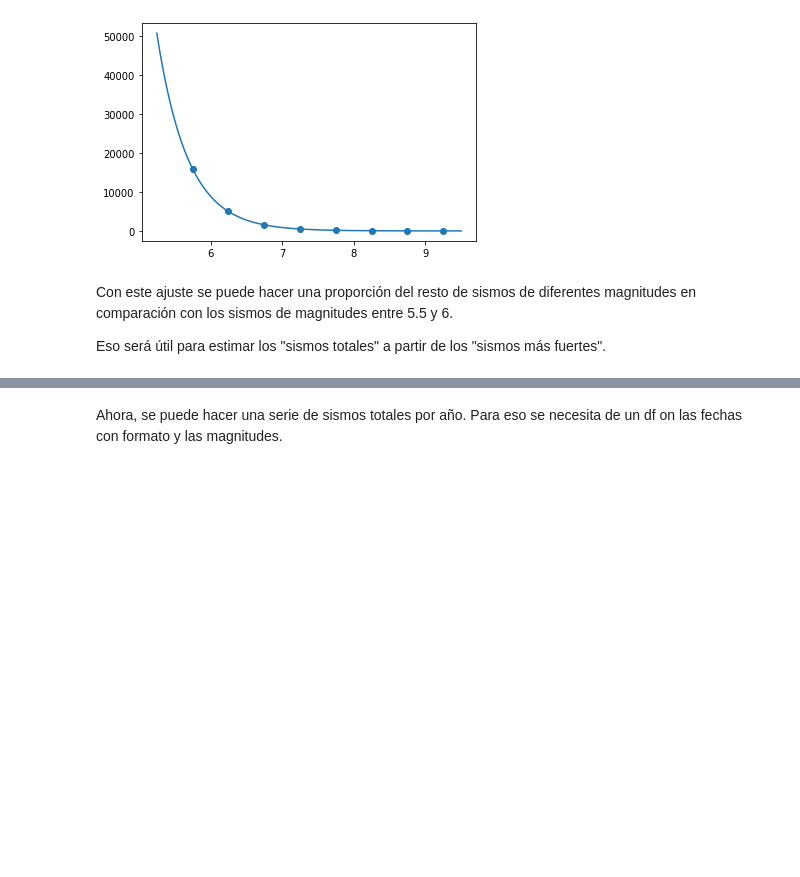
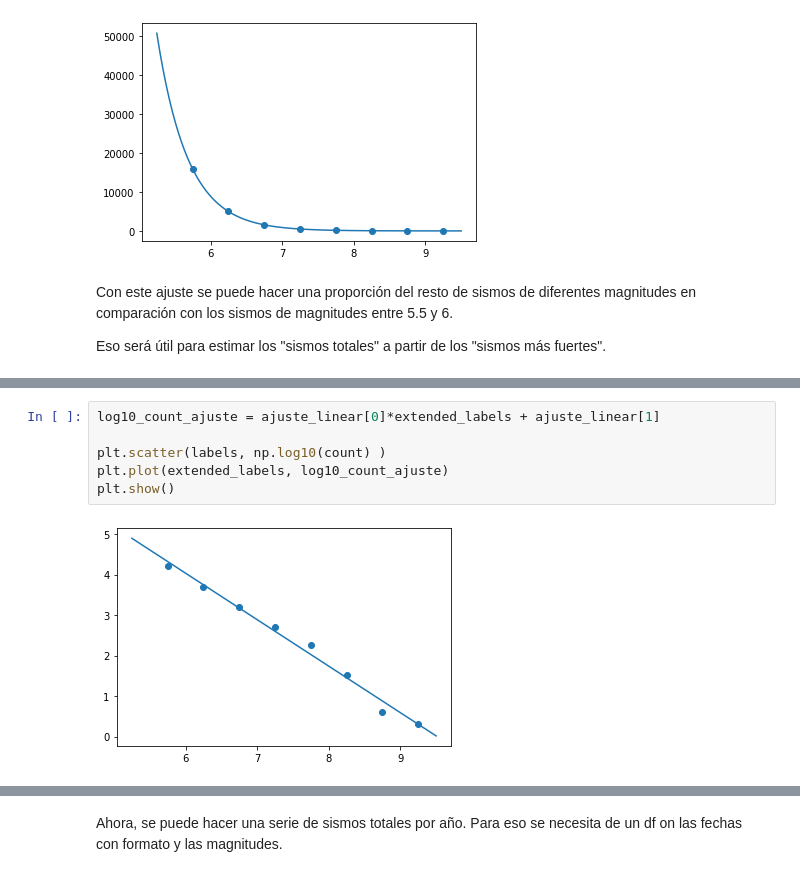
Before and after one commit to gilesitorr/DataScience3_Bloque3, a Jupyter notebook: Postwork_7/Readme.ipynb, the cells around one changed output, grey strips where cells are left out. Drawn from its saved outputs; the diff is of its cells as text; blank space fills up the shorter version.

```diff
--- a/Postwork_7/Readme.ipynb
+++ b/Postwork_7/Readme.ipynb
@@ -235,0 +242,8 @@ dtype: float64
+# %%
+log10_count_ajuste = ajuste_linear[0]*extended_labels + ajuste_linear[1]
+
+plt.scatter(labels, np.log10(count) )
+plt.plot(extended_labels, log10_count_ajuste)
+plt.show()
+# %% [output]
+[figure, added]
```
Also changed, not shown: parts of 39 cells of this notebook.
